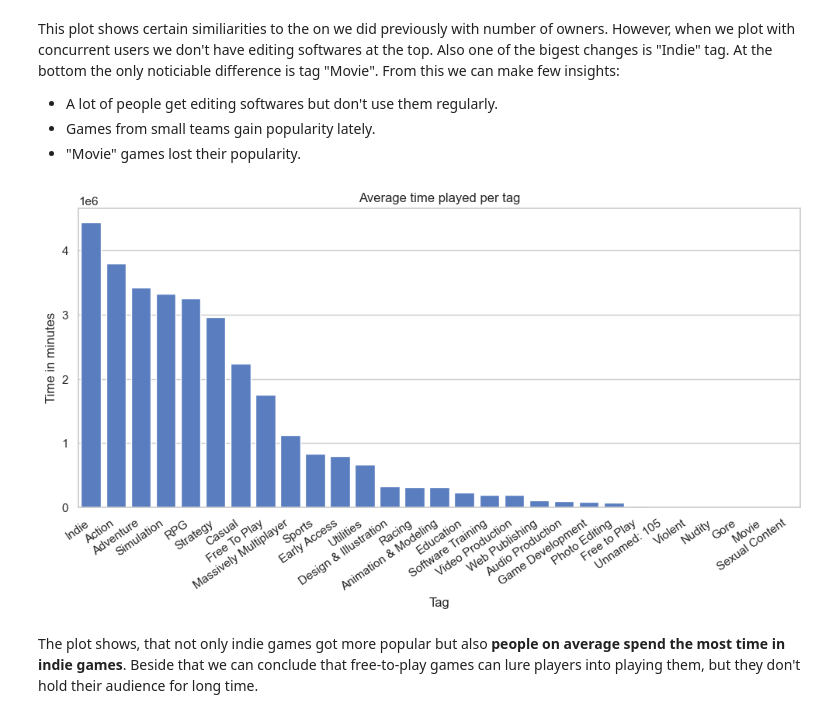
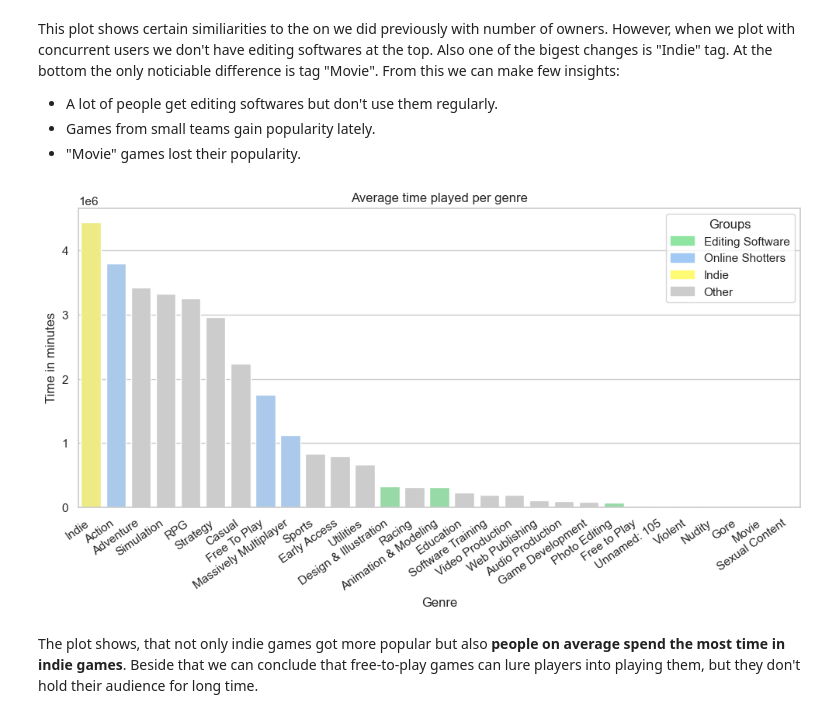
Before and after one commit to maksymkapravyi/steam-data-gathering-and-analysis, a Jupyter notebook: notebooks/steam_data_analysis.ipynb, the cells around one changed output. Drawn from its saved outputs; the diff is of its cells as text; code cells hidden in the pictures.

```diff
--- a/notebooks/steam_data_analysis.ipynb
+++ b/notebooks/steam_data_analysis.ipynb
@@ -147,16 +153,16 @@ mean_owners_per_genre = (
     df.iloc[:, 88:117].mul(df["owners_numeric"], axis=0).sum() / df.iloc[:, 88:117].sum()
 ).sort_values(ascending=False)
 
-categories = df.iloc[:, 88:117].columns
-groups = {
+genres = df.iloc[:, 88:117].columns
+genre_groups = {
     "Photo Editing": '#8de5a1', "Animation & Modeling": '#8de5a1', "Design & Illustration": '#8de5a1',"Photo Editing": '#8de5a1',
-    "Massively Multiplayer": '#fffea3', "Free To Play": '#fffea3', "Action": '#fffea3',
+    "Massively Multiplayer": '#a1c9f4', "Free To Play": '#a1c9f4', "Action": '#a1c9f4',
     "Sexual Content": '#ff9f9b', "Gore": '#ff9f9b', "Violent": '#ff9f9b', "Nudity": '#ff9f9b',
 }
-categoriccolors = {cat: groups.get(cat, "#CCCCCC") for cat in categories}
+genrecolors = {x: genre_groups.get(x, "#CCCCCC") for x in genres}
 
 plt.figure(figsize=(11,6))
-ax = sns.barplot(mean_owners_per_genre.reset_index(), x="index", y=0, hue="index", palette=categoriccolors)
+ax = sns.barplot(mean_owners_per_genre.reset_index(), x="index", y=0, hue="index", palette=genrecolors)
 ax.set(
     xlabel="Genre",
     ylabel="Mean amount of owners(in millions)",
@@ -164,7 +170,7 @@ ax.set(
 )
 ax.legend(handles=[
     plt.Rectangle((0,0), 1, 1, color='#8de5a1', label="Editing Software"),
-    plt.Rectangle((0,0), 1, 1, color='#fffea3', label="Online Shotters"),
+    plt.Rectangle((0,0), 1, 1, color='#a1c9f4', label="Online Shotters"),
     plt.Rectangle((0,0), 1, 1, color='#ff9f9b', label="Explicit"),
     plt.Rectangle((0,0), 1, 1, color="#CCCCCC", label="Other")
 ], title="Groups")
@@ -334,14 +340,25 @@ mean_players_per_genre = (
     .sum()
 ).sort_values(ascending=False)
 
+genrecolors["Indie"] = '#fffa73'
 
 plt.figure(figsize=(12,5))
-ax = sns.barplot(mean_players_per_genre)
+ax = sns.barplot(x=mean_players_per_genre.index,
+    y=mean_players_per_genre.values,
+    hue=mean_players_per_genre.index,
+    palette=genrecolors,
+    legend=False)
 ax.set(
     title="Average number of players per tag",
     xlabel="Tag",
     ylabel="Number of people in game"
 )
+ax.legend(handles=[
+    plt.Rectangle((0,0), 1, 1, color='#8de5a1', label="Editing Software"),
+    plt.Rectangle((0,0), 1, 1, color='#a1c9f4', label="Online Shotters"),
+    plt.Rectangle((0,0), 1, 1, color='#fffa73', label="Indie"),
+    plt.Rectangle((0,0), 1, 1, color="#CCCCCC", label="Other")
+], title="Groups")
 plt.xticks(rotation=35, ha="right")
 plt.show()
 # %% [output]
@@ -354,22 +371,32 @@ This plot shows certain similiarities to the on we did previously with number of
 # %%
 mean_time_per_genre = (
     df.iloc[:, 88:117]
     .mul(df["average_forever"], axis=0)
     .sum()
 ).sort_values(ascending=False)
 
 
 plt.figure(figsize=(12,5))
-ax = sns.barplot(mean_time_per_genre )
+ax = sns.barplot(x=mean_time_per_genre.index,
+    y=mean_time_per_genre.values,
+    hue=mean_time_per_genre.index,
+    palette=genrecolors,
+    legend=False)
 ax.set(
-    title="Average time played per tag",
-    xlabel="Tag",
+    title="Average time played per genre",
+    xlabel="Genre",
     ylabel="Time in minutes"
 )
+ax.legend(handles=[
+    plt.Rectangle((0,0), 1, 1, color='#8de5a1', label="Editing Software"),
+    plt.Rectangle((0,0), 1, 1, color='#a1c9f4', label="Online Shotters"),
+    plt.Rectangle((0,0), 1, 1, color='#fffa73', label="Indie"),
+    plt.Rectangle((0,0), 1, 1, color="#CCCCCC", label="Other")
+], title="Groups")
 plt.xticks(rotation=35, ha="right")
 plt.show()
 # %% [output]
-[figure, old version]
+[figure, new version]
 # %% [markdown]
 The plot shows, that not only indie games got more popular but also __people on average spend the most time in indie games__. Beside that we can conclude that free-to-play games can lure players into playing them, but they don't hold their audience for long time.
 # %% [markdown]
```
Also changed, not shown: parts of 10 cells of this notebook.
